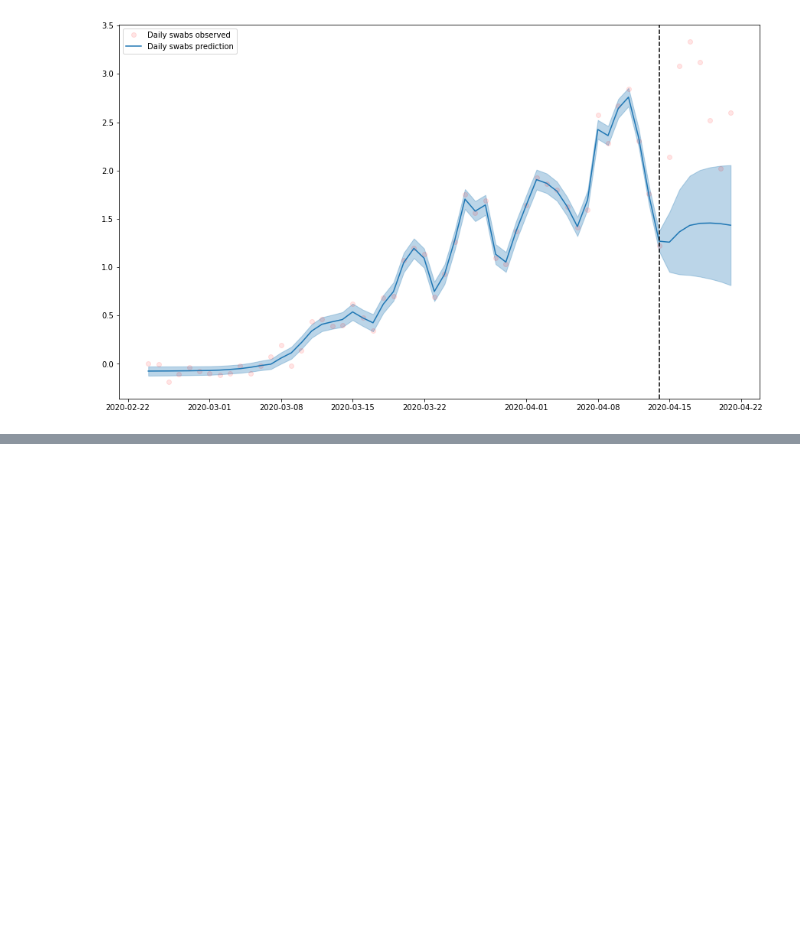
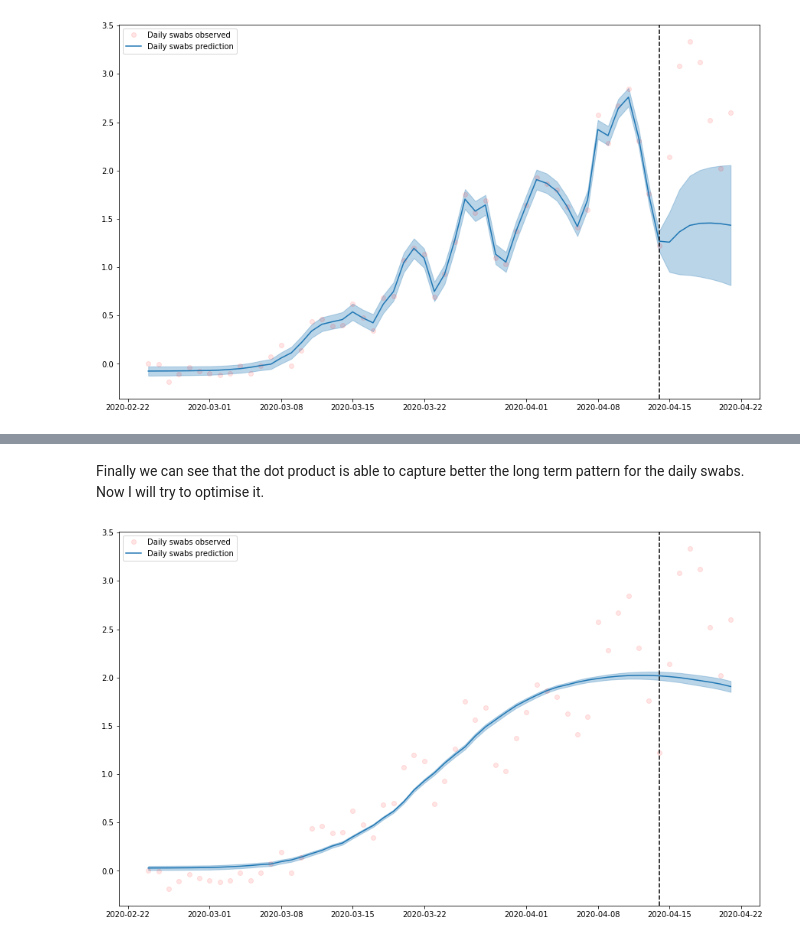
Before and after one commit to eferos93/statistical-machine-learning, a Jupyter notebook: homeworks/homework_05_gaussian_processes/homework05_Fabrici.ipynb, the cells around one changed output, grey strips where cells are left out. Cells and saved outputs as stored; diff of their text form; code cells hidden in the pictures; blank space fills up the shorter version.

```diff
--- a/homeworks/homework_05_gaussian_processes/homework05_Fabrici.ipynb
+++ b/homeworks/homework_05_gaussian_processes/homework05_Fabrici.ipynb
@@ -241,0 +256,13 @@ plt.savefig('daily_swabs.png')
+# %% [markdown]
+Finally we can see that the dot product is able to capture better the long term pattern for the daily swabs. Now I will try to optimise it.
+# %%
+k_dot_v2 = kernels.Exponentiation(k_dot, 1.5)
+
+gp = GaussianProcessRegressor(kernel=k_dot_v2, alpha=0.01,
+                              normalize_y=True,
+                              n_restarts_optimizer=3)
+
+gp.fit(X_train, y_train)
+plot_predictions(gp, 'Daily swabs', y, X)
+# %% [output]
+[figure, added]
```
Also changed, not shown: parts of 5 cells of this notebook, 5 other files.
